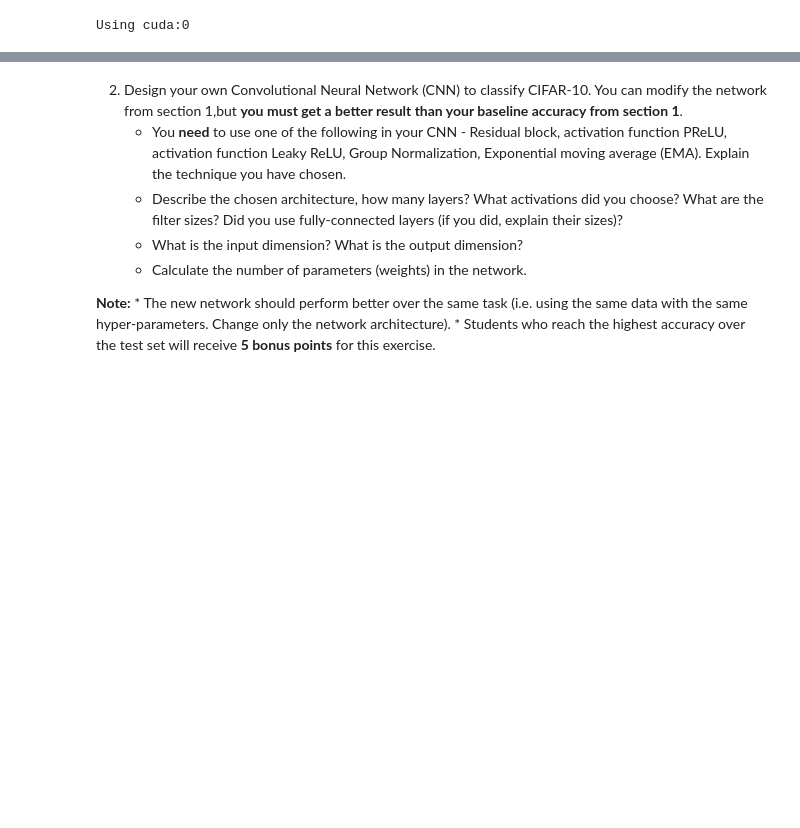
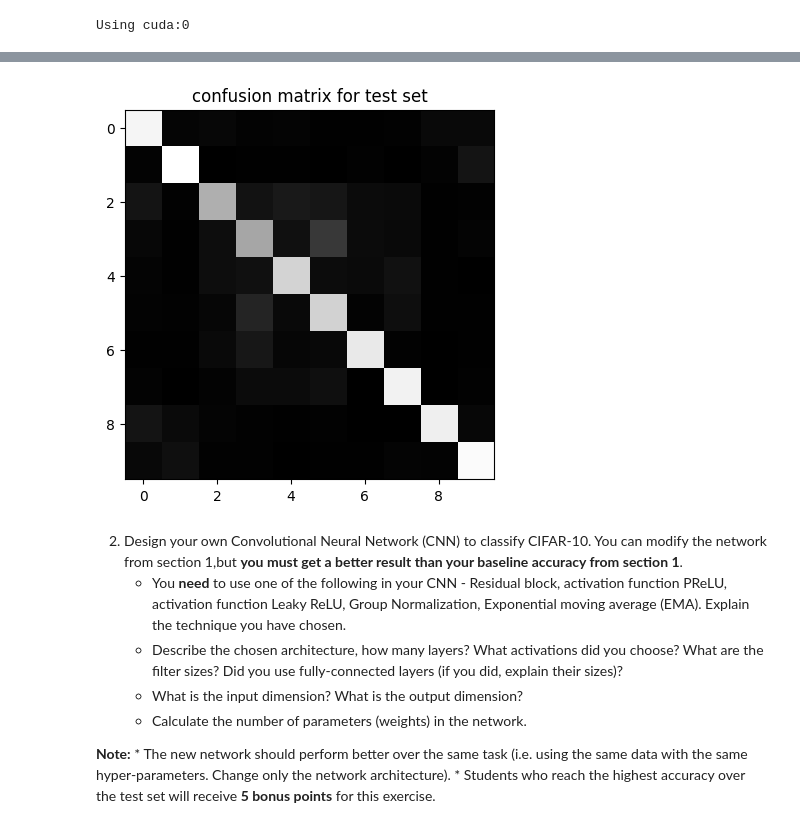
Before and after one commit to ronbenc/Computer-Vision, a Jupyter notebook: hw1_classification/ee046746_hw1_classification.ipynb, the cells around one changed output, grey strips where cells are left out. Saved outputs shown, nothing was run; the diff lists cells and outputs as text; code cells hidden in the pictures; blank space fills up the shorter version.

```diff
--- a/hw1_classification/ee046746_hw1_classification.ipynb
+++ b/hw1_classification/ee046746_hw1_classification.ipynb
@@ -194,7 +194,7 @@ for epoch in range(1, epochs + 1):
     running_loss /= len(trainloader)
     # Calculate training/test set accuracy of the existing model
     train_accuracy, _ = calculate_accuracy(model, trainloader, device)
-    test_accuracy, _ = calculate_accuracy(model, testloader, device)
+    test_accuracy, conf_matrix = calculate_accuracy(model, testloader, device)
     log = "Epoch: {} | Loss: {:.4f} | Training accuracy: {:.3f}% | Test accuracy: {:.3f}% | ".format(epoch, running_loss, train_accuracy, test_accuracy)
     epoch_time = time.time() - epoch_time
     log += "Epoch Time: {:.2f} secs".format(epoch_time)
@@ -203,12 +203,13 @@ for epoch in range(1, epochs + 1):
     # save model
     if epoch % 20 == 0:
         print('==> Saving model ...')
-    state = {
-    'net': model.state_dict(),
-    'epoch': epoch,
-    }
-    if not os.path.isdir('checkpoints'):
-        os.mkdir('checkpoints')
-    torch.save(state, './checkpoints/svhn_cnn_ckpt.pth')
+        state = {
+        'net': model.state_dict(),
+        'epoch': epoch,
+        }
+        if not os.path.isdir('checkpoints'):
+            os.mkdir('checkpoints')
+        torch.save(state, './checkpoints/svhn_cnn_ckpt.pth')
+
 print('==> Finished Training ...')
 # %% [output]
@@ -230,5 +231,12 @@ Epoch: 20 | Loss: 0.1952 | Training accuracy: 97.048% | Test accuracy: 77.480% |
 ==> Saving model ...
 ==> Finished Training ...
+# %%
+# display confusion matrix
+plt.imshow(conf_matrix, cmap='gray')
+plt.title("confusion matrix for test set")
+plt.show()
+# %% [output]
+[figure, added]
 # %% [markdown]
 2. Design your own Convolutional Neural Network (CNN) to classify CIFAR-10. You can modify the network from section 1,but **you must get a better result than your baseline accuracy from section 1**.
     * You **need** to use one of the following in your CNN - Residual block, activation function PReLU, activation function Leaky ReLU, Group Normalization, Exponential moving average (EMA).
```
Also changed, not shown: parts of 8 cells of this notebook, 1 other file.
